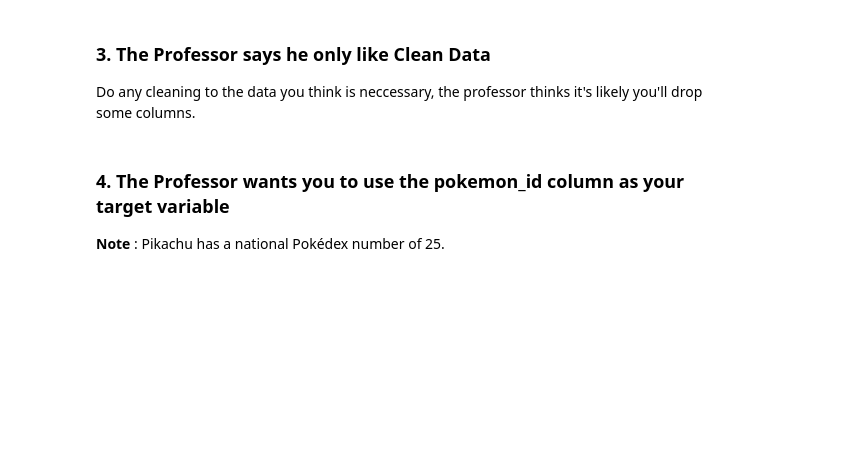
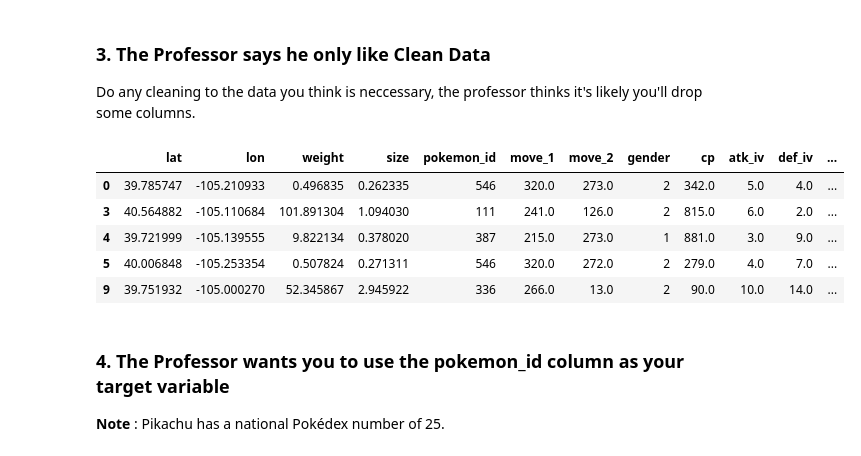
Before and after one commit to jesseptao/quiz-3-practice, a Jupyter notebook: quiz-3-practice.ipynb, the cells around one changed output. Drawn from its saved outputs; the diff is of its cells as text; code cells hidden in the pictures; blank space fills up the shorter version.

```diff
--- a/quiz-3-practice.ipynb
+++ b/quiz-3-practice.ipynb
@@ -15,2 +22,5 @@ Professor Willow thinks that a K Nearest Neighbors Classifier and a Logistic Cla
 # %% [markdown]
 ### 2. Read in the data that Professor Willow left
+# %%
+pokemon_df = pd.read_csv('./data/pokemon.csv')
+pokemon_df.head()
@@ -22,0 +63,17 @@ Do any cleaning to the data you think is neccessary, the professor thinks it's l
+# %%
+# your data cleaning here
+
+# see how much we lose by dropping rows that have null values
+pokemon_df.dropna(inplace = True)
+# %%
+# remove columns we don't think we'll be using
+pokemon_df.drop(columns = ['id', 'pokestop_id', 'spawn_id', 'expire_timestamp', 'updated', 'weather',
+                          'first_seen_timestamp', 'expire_timestamp_verified'], axis = 1, inplace = True)
+pokemon_df.head()
+# %% [output]
+|  | lat | lon | weight | size | pokemon_id | move_1 | move_2 | gender | cp | atk_iv | def_iv | ... |
+| 0 | 39.785747 | -105.210933 | 0.496835 | 0.262335 | 546 | 320.0 | 273.0 | 2 | 342.0 | 5.0 | 4.0 | ... |
+| 3 | 40.564882 | -105.110684 | 101.891304 | 1.094030 | 111 | 241.0 | 126.0 | 2 | 815.0 | 6.0 | 2.0 | ... |
+| 4 | 39.721999 | -105.139555 | 9.822134 | 0.378020 | 387 | 215.0 | 273.0 | 1 | 881.0 | 3.0 | 9.0 | ... |
+| 5 | 40.006848 | -105.253354 | 0.507824 | 0.271311 | 546 | 320.0 | 272.0 | 2 | 279.0 | 4.0 | 7.0 | ... |
+| 9 | 39.751932 | -105.000270 | 52.345867 | 2.945922 | 336 | 266.0 | 13.0 | 2 | 90.0 | 10.0 | 14.0 | ... |
```
Also changed, not shown: parts of 50 cells of this notebook.
